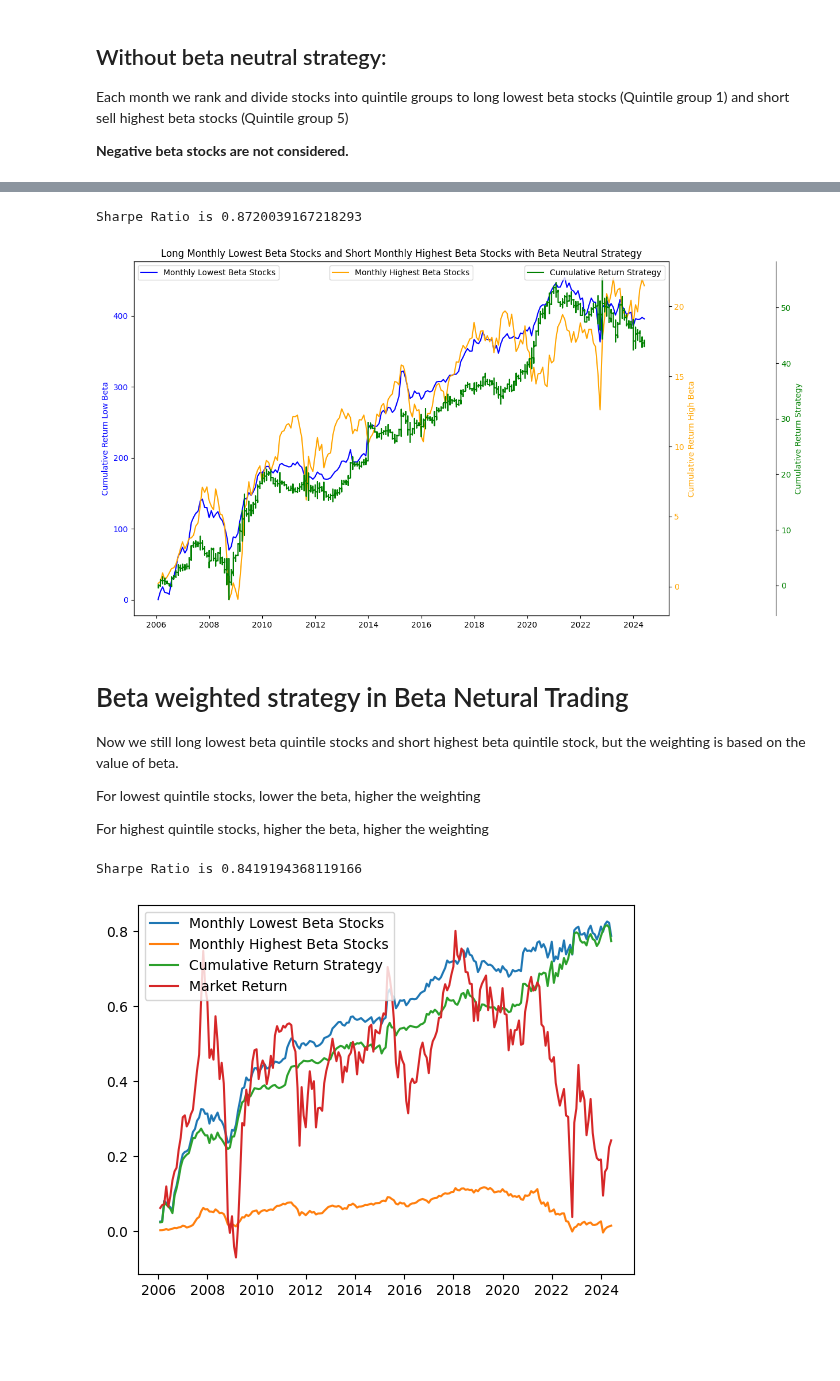
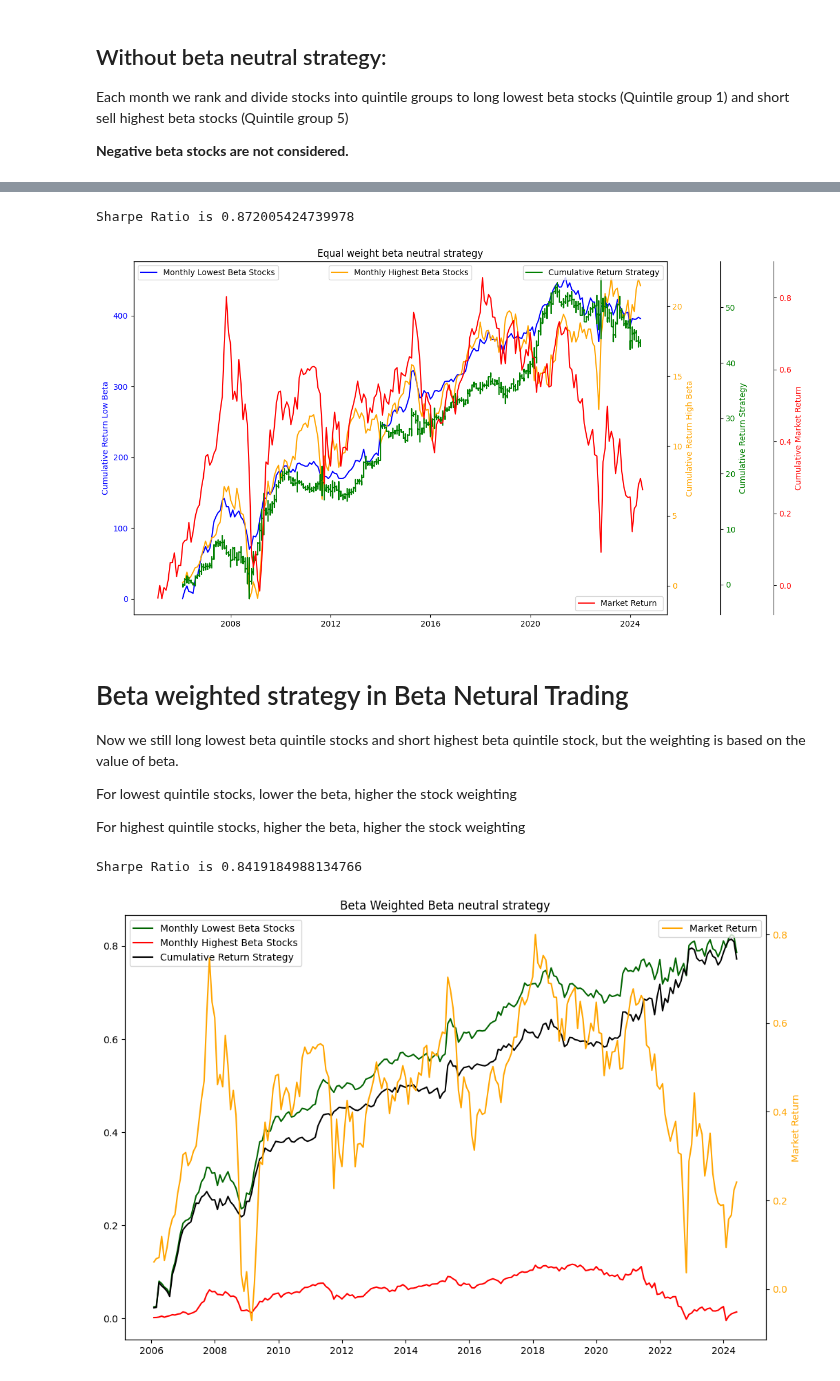
Before and after one commit to vd1371/AcademicQuantLab, a Jupyter notebook: Momentum/bet_against_beta_HK.ipynb, the cells around one changed output, grey strips where cells are left out. Saved outputs shown, nothing was run; the diff lists cells and outputs as text; code cells hidden in the pictures; blank space fills up the shorter version.

```diff
--- a/Momentum/bet_against_beta_HK.ipynb
+++ b/Momentum/bet_against_beta_HK.ipynb
@@ -219,15 +226,22 @@ ax2.set_ylabel('Cumulative Return High Beta', color='orange')
 ax2.tick_params(axis='y', labelcolor='orange')
 
 ax3 = ax1.twinx()
-ax3.spines['right'].set_position(('axes', 1.2))
+ax3.spines['right'].set_position(('axes', 1.1))
 ax3.plot( cumculative_return, label="Cumulative Return Strategy", color='green')
 ax3.set_ylabel('Cumulative Return Strategy', color='green')
 ax3.tick_params(axis='y', labelcolor='green')
 
-plt.title("Long Monthly Lowest Beta Stocks and Short Monthly Highest Beta Stocks with Beta Neutral Strategy")
+ax4=ax1.twinx()
+ax4.spines['right'].set_position(('axes', 1.2))
+ax4.plot( market_return, label="Market Return ", color='red')
+ax4.set_ylabel('Cumulative Market Return', color='red')
+ax4.tick_params(axis='y', labelcolor='red')
+
+plt.title("Equal weight beta neutral strategy")
 ax1.legend(loc='upper left')
 ax2.legend(loc='upper center')
 ax3.legend(loc='upper right')
+ax4.legend(loc='lower right')
 
 risk = pd.concat([pd.Series(total_long_return), pd.Series(total_short_return)]).std()
 sharpe = (pd.Series(total_long_return) - pd.Series(total_short_return)).mean() / risk * np.sqrt(12)
@@ -235,16 +249,16 @@ print(f'Sharpe Ratio is {sharpe}')
 
 plt.show()
 # %% [output]
-Sharpe Ratio is 0.8720039167218293
+Sharpe Ratio is 0.872005424739978
-[figure, old version]
+[figure, new version]
 # %% [markdown]
 # Beta weighted strategy in Beta Netural Trading
 
 Now we still long lowest beta quintile stocks and short highest beta quintile stock, but the weighting is based on the value of beta.
 
-For lowest quintile stocks, lower the beta, higher the weighting
+For lowest quintile stocks, lower the beta, higher the stock weighting
 
-For highest quintile stocks, higher the beta, higher the weighting
+For highest quintile stocks, higher the beta, higher the stock weighting
 # %%
 long_position_beta_weighted = pd.DataFrame(trade.loc[trade["rank"]==1])
 short_positions_beta_weighted = pd.DataFrame(trade.loc[trade["rank"]==5])
@@ -280,25 +294,32 @@ total_returns = long_returns - short_returns
 # %%
 cumculative_return_low_beta = long_returns.cumsum()
 cumculative_return_high_beta = short_returns.cumsum()
 cumculative_return_strategy = total_returns.cumsum()
 market_return = hsi["this_month_return"].loc[total_returns.index].cumsum()
 dates = total_returns.index
 
-plt.plot(dates, cumculative_return_low_beta, label="Monthly Lowest Beta Stocks")
-plt.plot(dates, cumculative_return_high_beta, label="Monthly Highest Beta Stocks")
-plt.plot(dates, cumculative_return_strategy, label="Cumulative Return Strategy")
-plt.plot(dates, market_return, label="Market Return")
+fig, ax1 = plt.subplots(figsize=(12, 8))
+ax1.plot(dates, cumculative_return_low_beta, label="Monthly Lowest Beta Stocks",color="darkgreen")
+ax1.plot(dates, cumculative_return_high_beta, label="Monthly Highest Beta Stocks",color="red")
+ax1.plot(dates, cumculative_return_strategy, label="Cumulative Return Strategy",color="black")
 
-plt.legend()
+ax2 = ax1.twinx()
+ax2.plot(dates, market_return, label="Market Return",color="orange")
+ax2.set_ylabel('Market Return', color='orange')
+ax2.tick_params(axis='y', labelcolor='orange')
+
+plt.title("Beta Weighted Beta Neutral Strategy")
+ax1.legend()
+ax2.legend()
 
 # Calculating risk and Sharpe ratio
 sharpe = total_returns.mean() / total_returns.std() * np.sqrt(12)
 print(f'Sharpe Ratio is {sharpe}')
-
+plt.title("Beta Weighted Beta neutral strategy")
 plt.show()
 # %% [output]
-Sharpe Ratio is 0.8419194368119166
+Sharpe Ratio is 0.8419184988134766
-[figure, old version]
+[figure, new version]
 # %% [markdown]
 ## Personal thoughts about the results of the whole Bet Against Beta strategy
 
```
Also changed, not shown: parts of 3 cells of this notebook.
